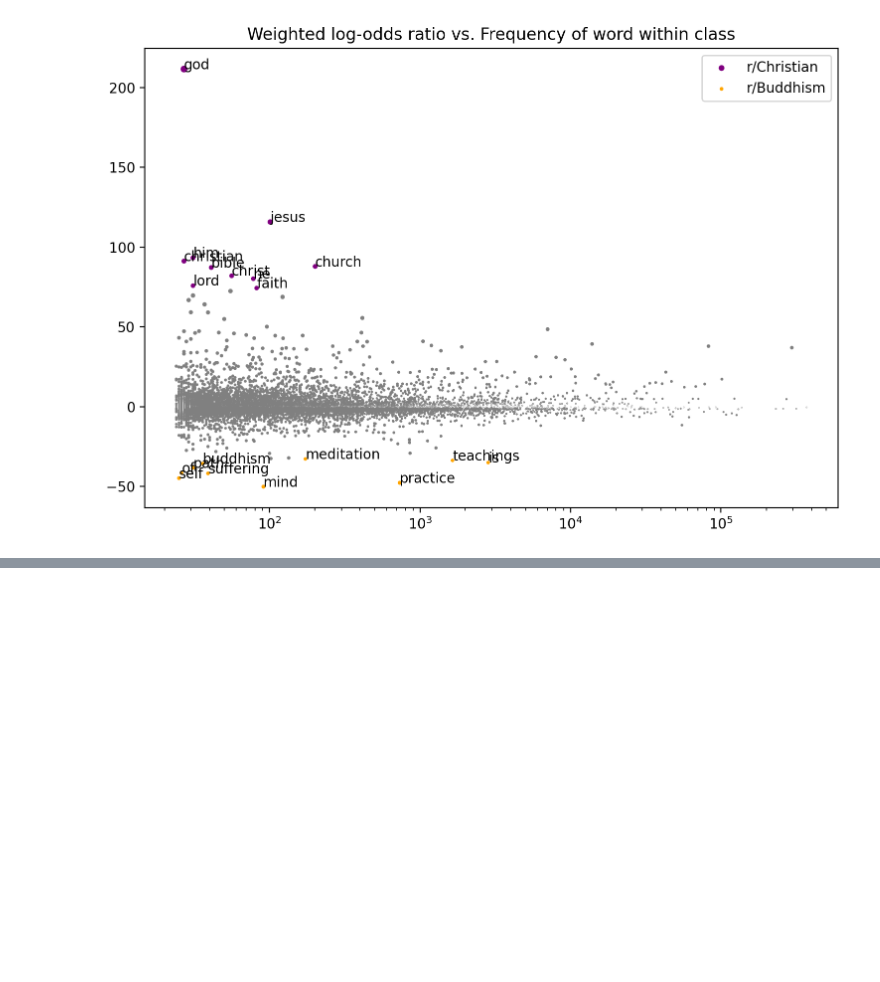
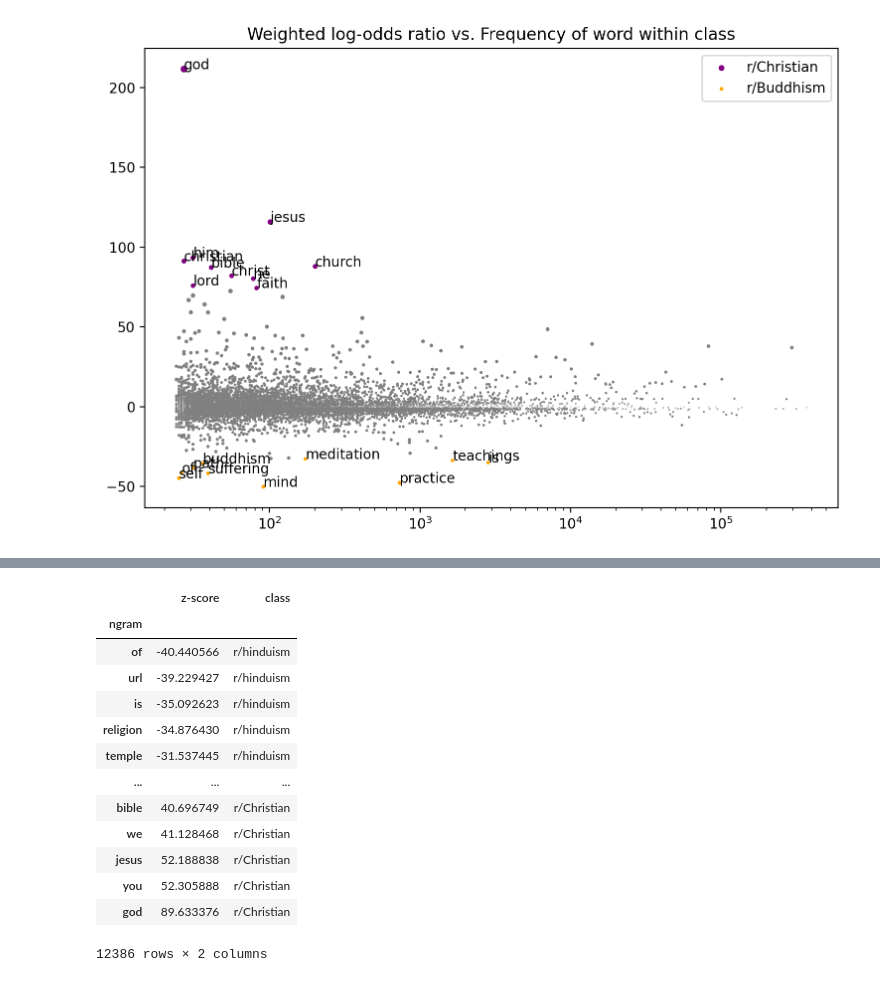
Before and after one commit to andrea-w-wang/reddit-seasonality, a Jupyter notebook: Feasibility.ipynb, the cells around one changed output, grey strips where cells are left out. Saved outputs shown, nothing was run; the diff lists cells and outputs as text; code cells hidden in the pictures; blank space fills up the shorter version.

```diff
--- a/Feasibility.ipynb
+++ b/Feasibility.ipynb
@@ -48,0 +162,17 @@ ngram zscores computed.
+# %%
+df
+# %% [output]
+|  | z-score | class |
+| ngram |  |  |
+| of | -40.440566 | r/hinduism |
+| url | -39.229427 | r/hinduism |
+| is | -35.092623 | r/hinduism |
+| religion | -34.876430 | r/hinduism |
+| temple | -31.537445 | r/hinduism |
+| ... | ... | ... |
+| bible | 40.696749 | r/Christian |
+| we | 41.128468 | r/Christian |
+| jesus | 52.188838 | r/Christian |
+| you | 52.305888 | r/Christian |
+| god | 89.633376 | r/Christian |
+12386 rows × 2 columns
```
Also changed, not shown: parts of 20 cells of this notebook.
